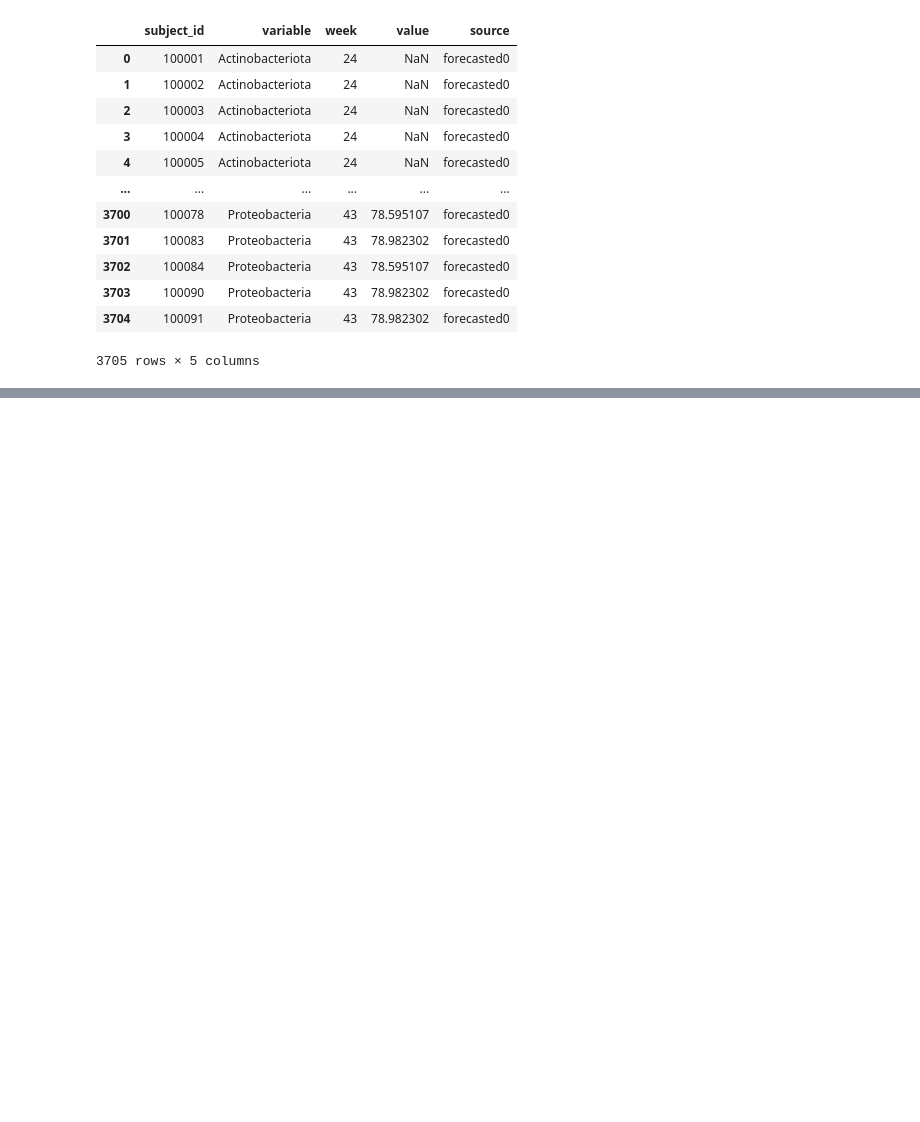
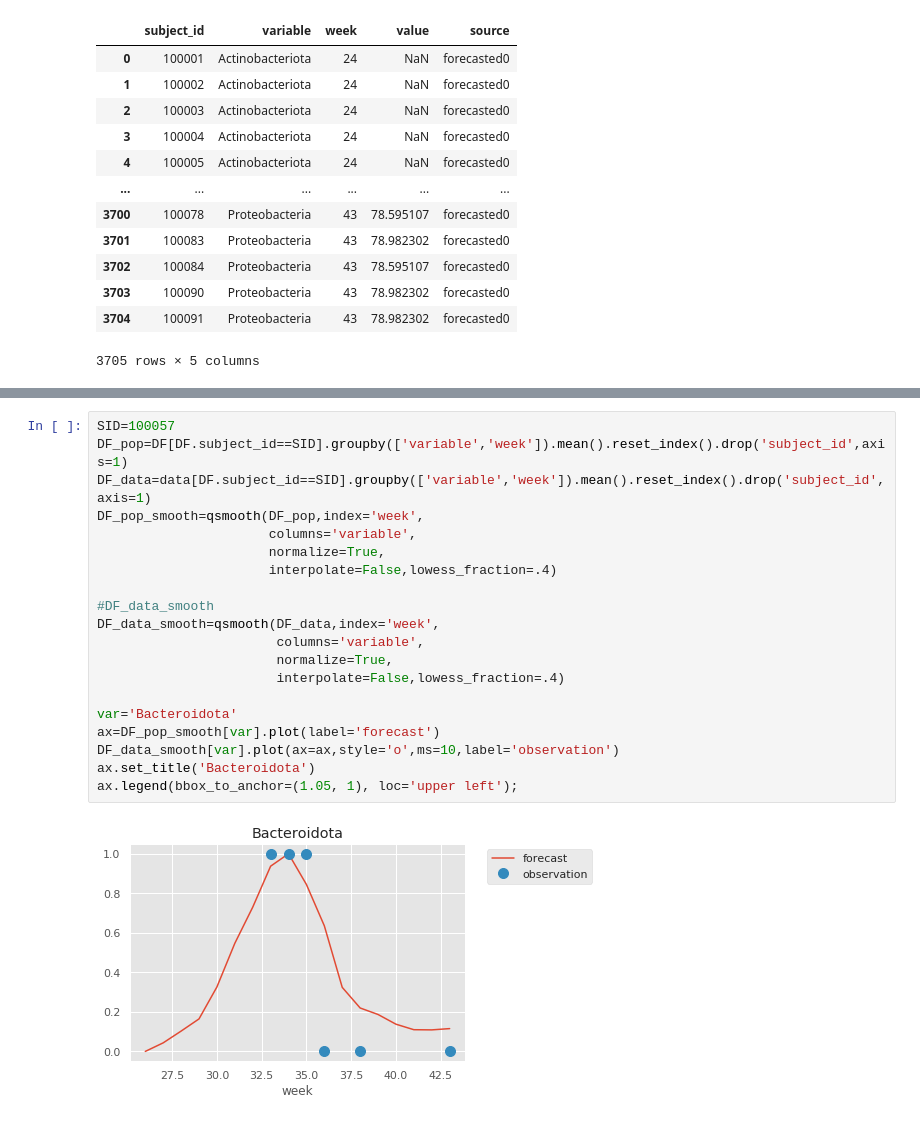
Before and after one commit to zeroknowledgediscovery/qbiome, a Jupyter notebook: examples/qbiome_example-Copy4.ipynb, the cells around one changed output, grey strips where cells are left out. Cells and saved outputs as stored; diff of their text form; blank space fills up the shorter version.

```diff
--- a/examples/qbiome_example-Copy4.ipynb
+++ b/examples/qbiome_example-Copy4.ipynb
@@ -469,0 +225,22 @@ qsmooth(plottable.drop('subject_id',axis=1),index='week',
+# %%
+SID=100057
+DF_pop=DF[DF.subject_id==SID].groupby(['variable','week']).mean().reset_index().drop('subject_id',axis=1)
+DF_data=data[DF.subject_id==SID].groupby(['variable','week']).mean().reset_index().drop('subject_id',axis=1)
+DF_pop_smooth=qsmooth(DF_pop,index='week',
+                      columns='variable',
+                      normalize=True,
+                      interpolate=False,lowess_fraction=.4)
+
+#DF_data_smooth
+DF_data_smooth=qsmooth(DF_data,index='week',
+                       columns='variable',
+                       normalize=True,
+                       interpolate=False,lowess_fraction=.4)
+
+var='Bacteroidota'
+ax=DF_pop_smooth[var].plot(label='forecast')
+DF_data_smooth[var].plot(ax=ax,style='o',ms=10,label='observation')
+ax.set_title('Bacteroidota')
+ax.legend(bbox_to_anchor=(1.05, 1), loc='upper left');
+# %% [output]
+[figure, added]
```
Also changed, not shown: parts of 33 cells of this notebook, 3 other files.
